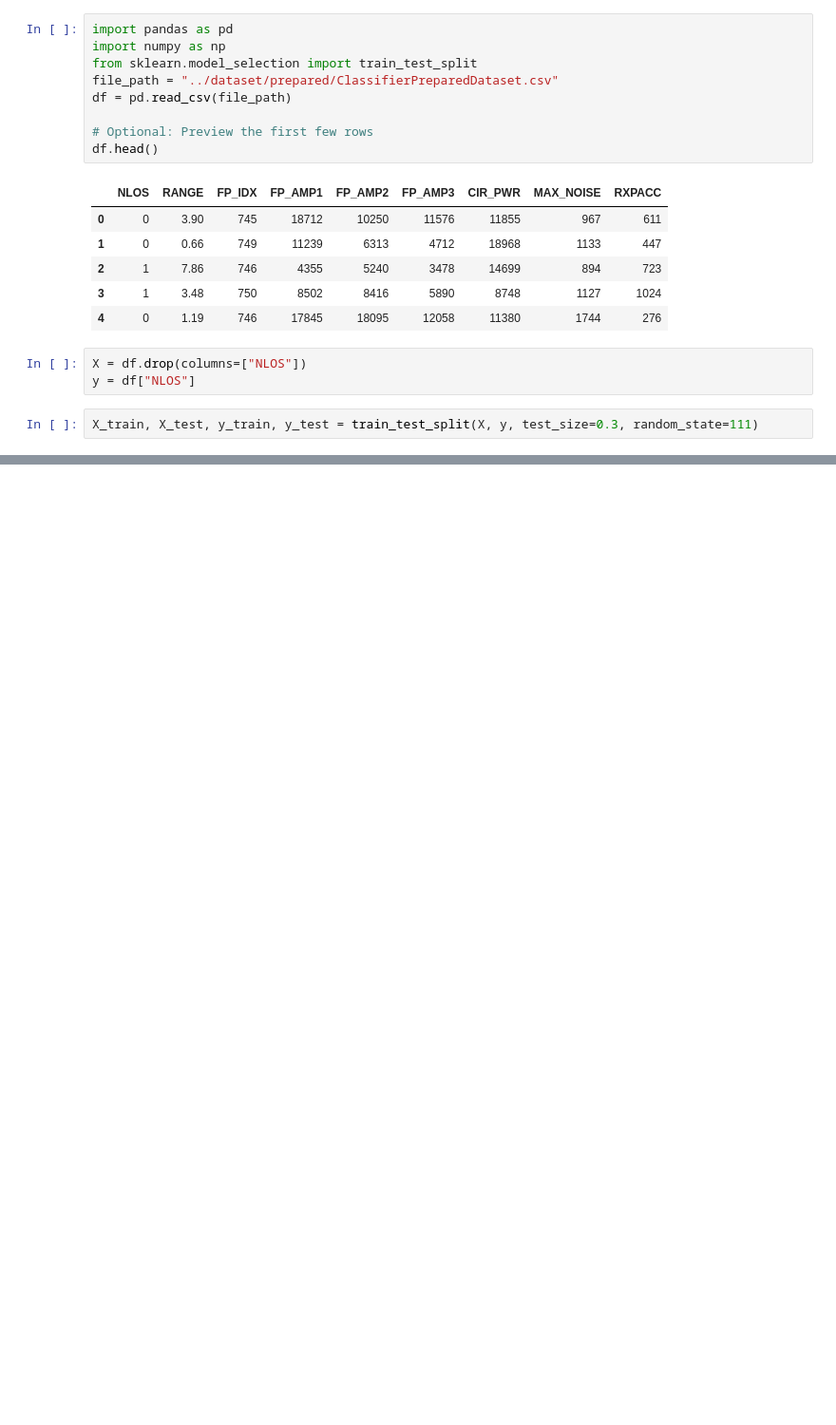
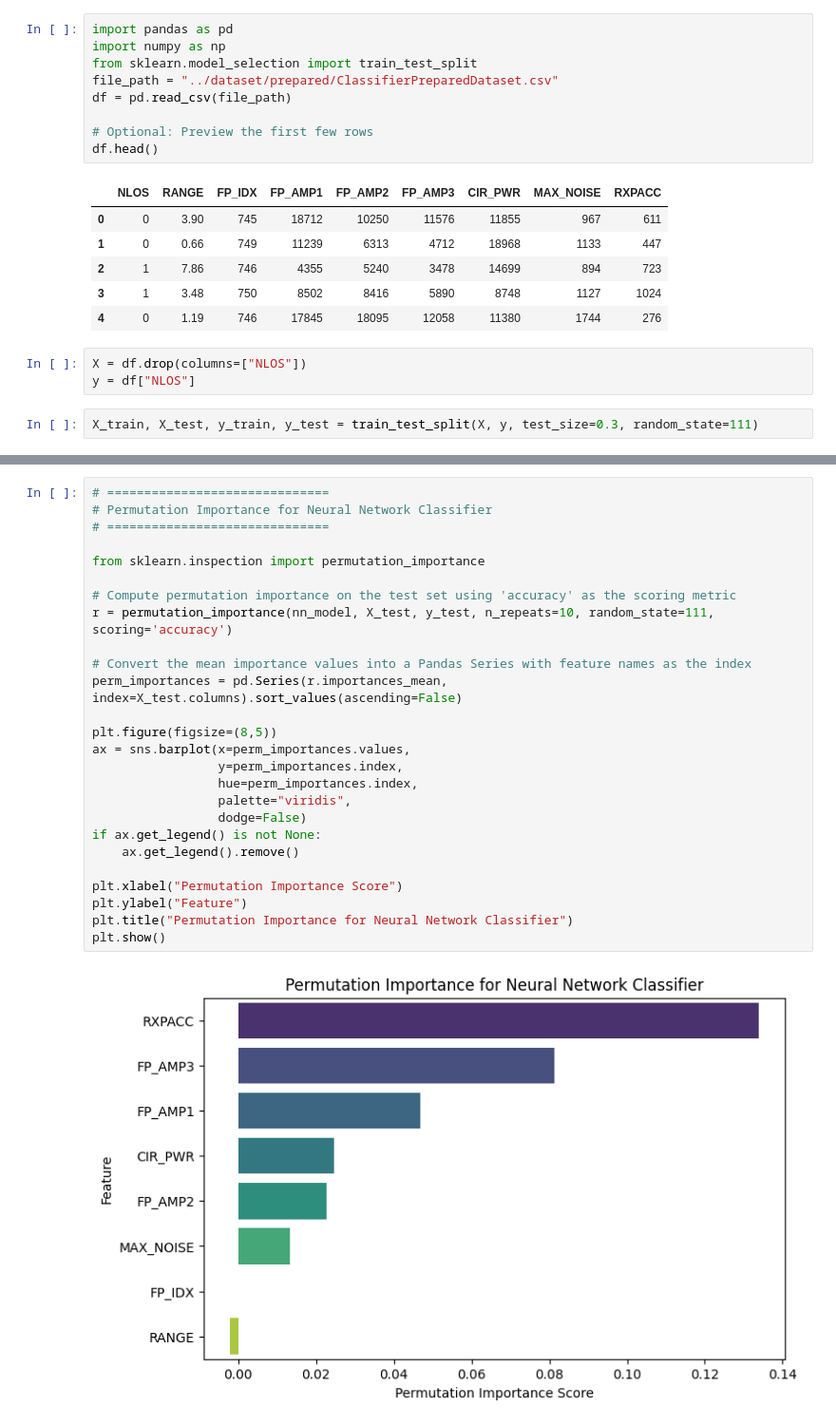
Before and after one commit to jaywmz/UWB-LOS-NLOS-Data-Analytics, a Jupyter notebook: models/NLOS_classfier_mining_neuro.ipynb, the cells around one changed output, grey strips where cells are left out. Shown at 95% size. Cells and saved outputs as stored; diff of their text form; blank space fills up the shorter version.

```diff
--- a/models/NLOS_classfier_mining_neuro.ipynb
+++ b/models/NLOS_classfier_mining_neuro.ipynb
@@ -71,3 +71,31 @@ Confusion Matrix:
 [[6163  115]
  [2530 3792]]
 [figure]
+# %%
+# ==============================
+# Permutation Importance for Neural Network Classifier
+# ==============================
+
+from sklearn.inspection import permutation_importance
+
+# Compute permutation importance on the test set using 'accuracy' as the scoring metric
+r = permutation_importance(nn_model, X_test, y_test, n_repeats=10, random_state=111, scoring='accuracy')
+
+# Convert the mean importance values into a Pandas Series with feature names as the index
+perm_importances = pd.Series(r.importances_mean, index=X_test.columns).sort_values(ascending=False)
+
+plt.figure(figsize=(8,5))
+ax = sns.barplot(x=perm_importances.values,
+                 y=perm_importances.index,
+                 hue=perm_importances.index,
+                 palette="viridis",
+                 dodge=False)
+if ax.get_legend() is not None:
+    ax.get_legend().remove()
+
+plt.xlabel("Permutation Importance Score")
+plt.ylabel("Feature")
+plt.title("Permutation Importance for Neural Network Classifier")
+plt.show()
+# %% [output]
+[figure, added]
```
Also changed, not shown: parts of 1 cell of this notebook, 6 other files.
